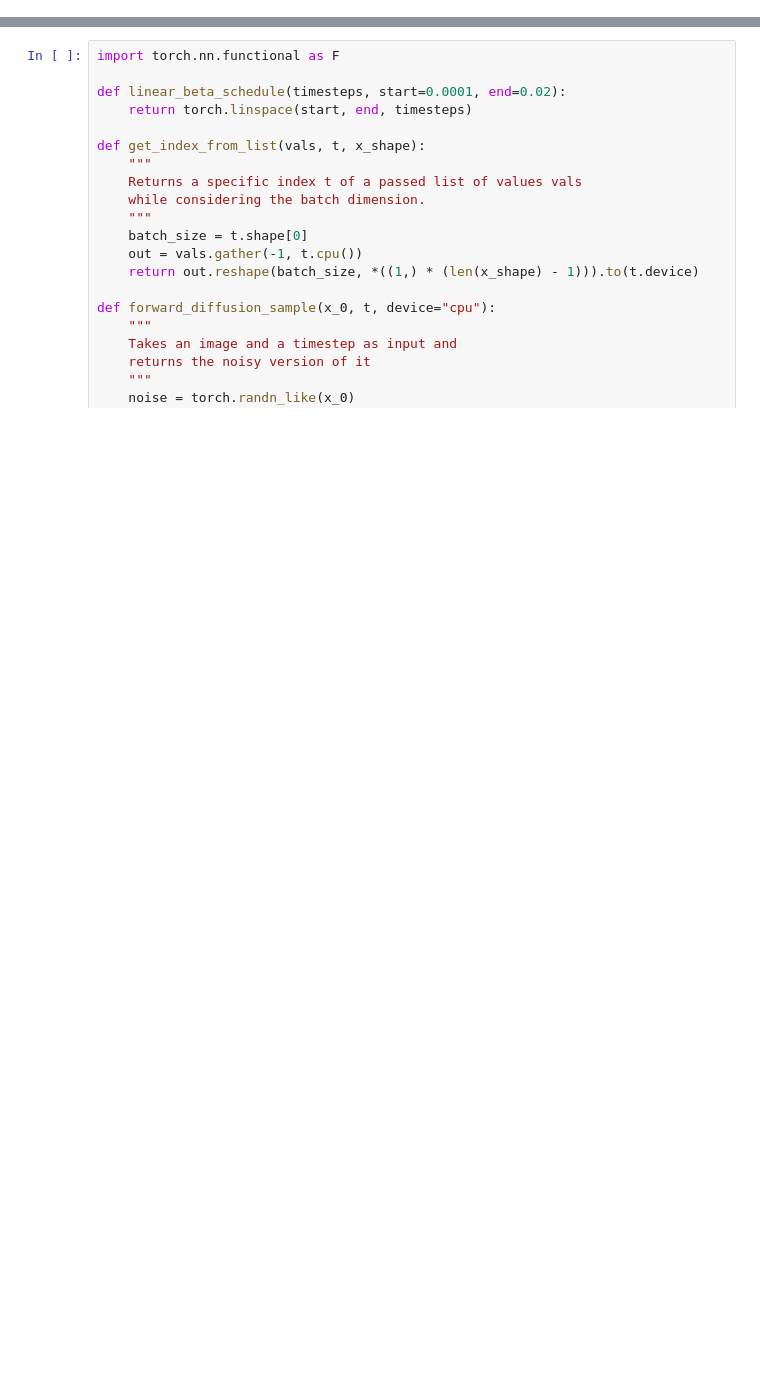
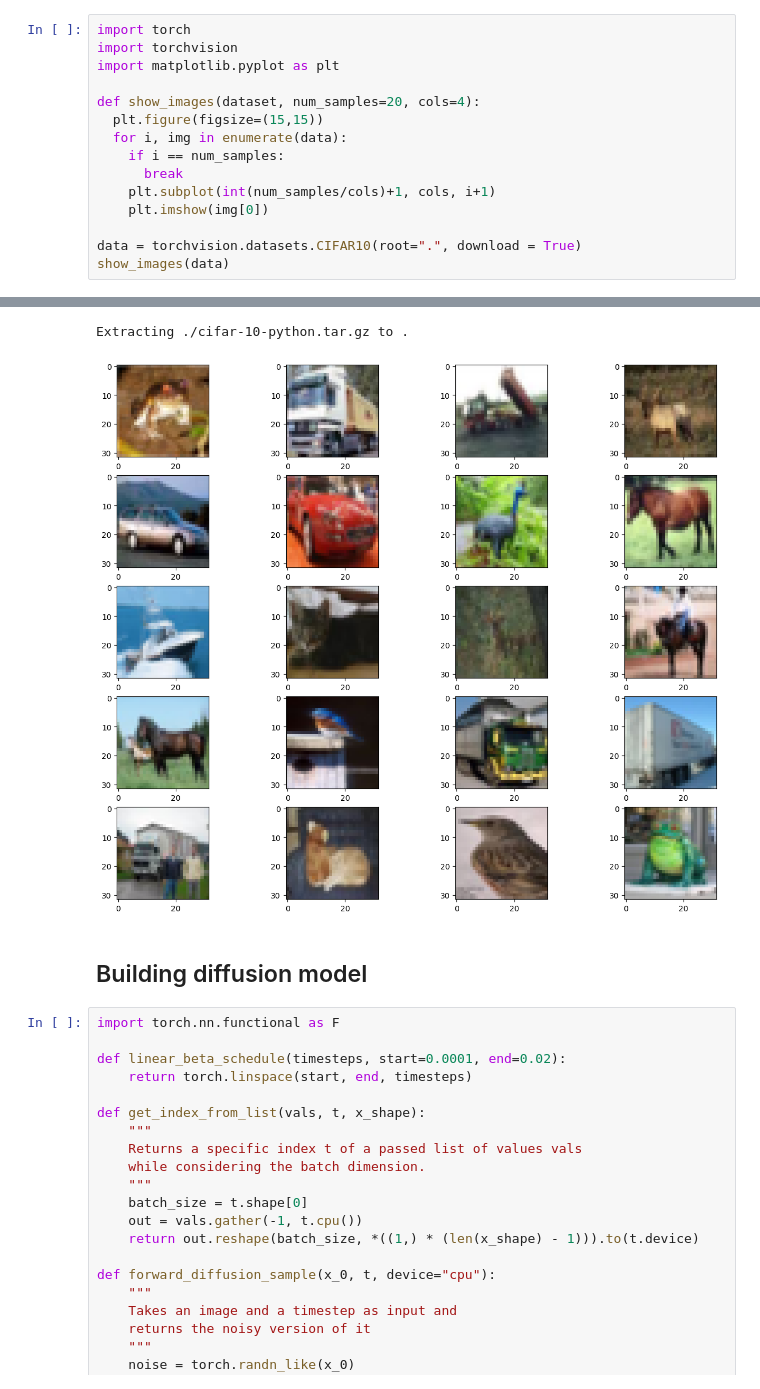
Before and after one commit to castlechoi/studyingDL, a Jupyter notebook: diffusion.ipynb, the cells around one changed output, grey strips where cells are left out. Cells and saved outputs as stored; diff of their text form; blank space fills up the shorter version.

```diff
--- a/diffusion.ipynb
+++ b/diffusion.ipynb
@@ -1,2 +1,18 @@
 # %% [markdown]
 <a href="https://colab.research.google.com/github/castlechoi/studyingDL/blob/main/diffusion.ipynb" target="_parent"><img src="https://colab.research.google.com/assets/colab-badge.svg" alt="Open In Colab"/></a>
+# %%
+import torch
+import torchvision
+import matplotlib.pyplot as plt
+
+def show_images(dataset, num_samples=20, cols=4):
+  plt.figure(figsize=(15,15))
+  for i, img in enumerate(data):
+    if i == num_samples:
+      break
+    plt.subplot(int(num_samples/cols)+1, cols, i+1)
+    plt.imshow(img[0])
+
+data = torchvision.datasets.CIFAR10(root=".", download = True)
+show_images(data)
+# %% [output]
@@ -3,3 +20,7 @@
+Extracting ./cifar-10-python.tar.gz to .
+[figure, added]
+# %% [markdown]
+## Building diffusion model
 # %%
 import torch.nn.functional as F
 
```
Also changed, not shown: parts of 8 cells of this notebook.
